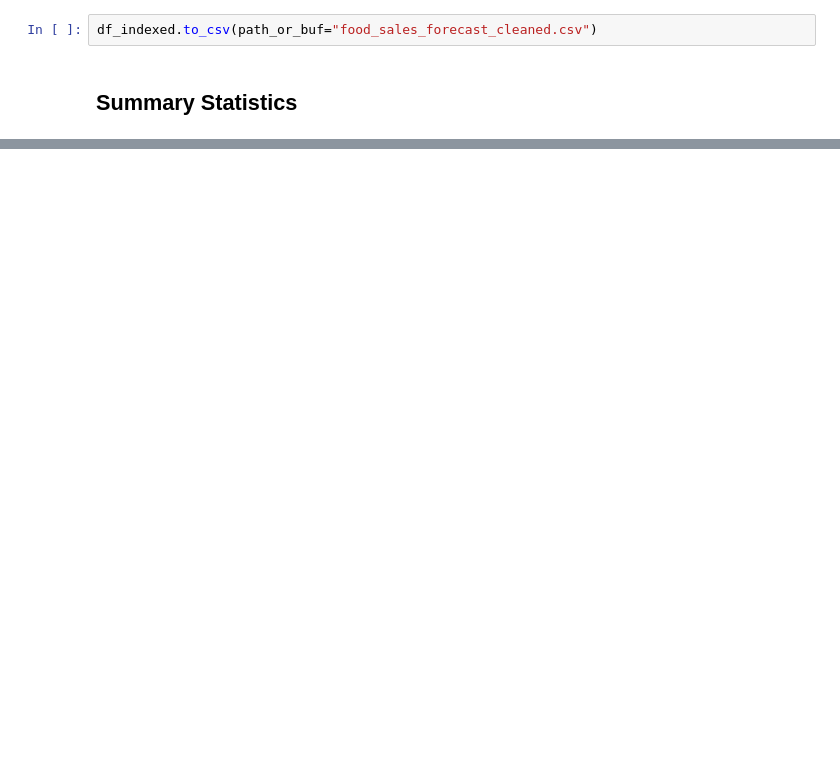
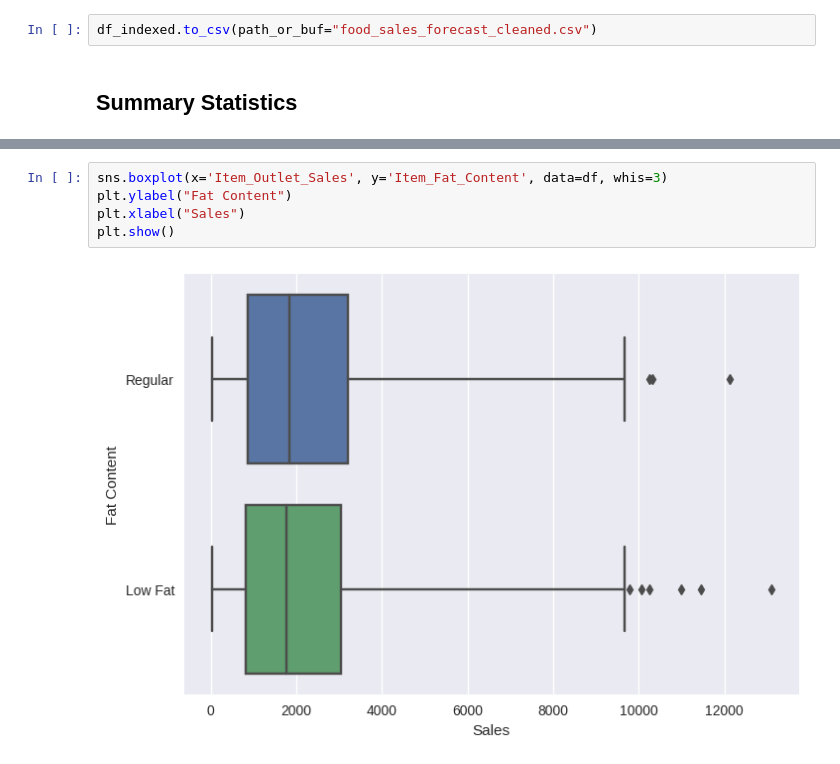
Before and after one commit to YeisonAndreyLiCe/food_sales_prediction, a Jupyter notebook: food_sales_forecast.ipynb, the cells around one changed output, grey strips where cells are left out. Cells and saved outputs as stored; diff of their text form; blank space fills up the shorter version.

```diff
--- a/food_sales_forecast.ipynb
+++ b/food_sales_forecast.ipynb
@@ -323,0 +347,7 @@ len(df["Outlet_Identifier"].unique())
+# %%
+sns.boxplot(x='Item_Outlet_Sales', y='Item_Fat_Content', data=df, whis=3)
+plt.ylabel("Fat Content")
+plt.xlabel("Sales")
+plt.show()
+# %% [output]
+[figure, added]
```
Also changed, not shown: parts of 41 cells of this notebook.
